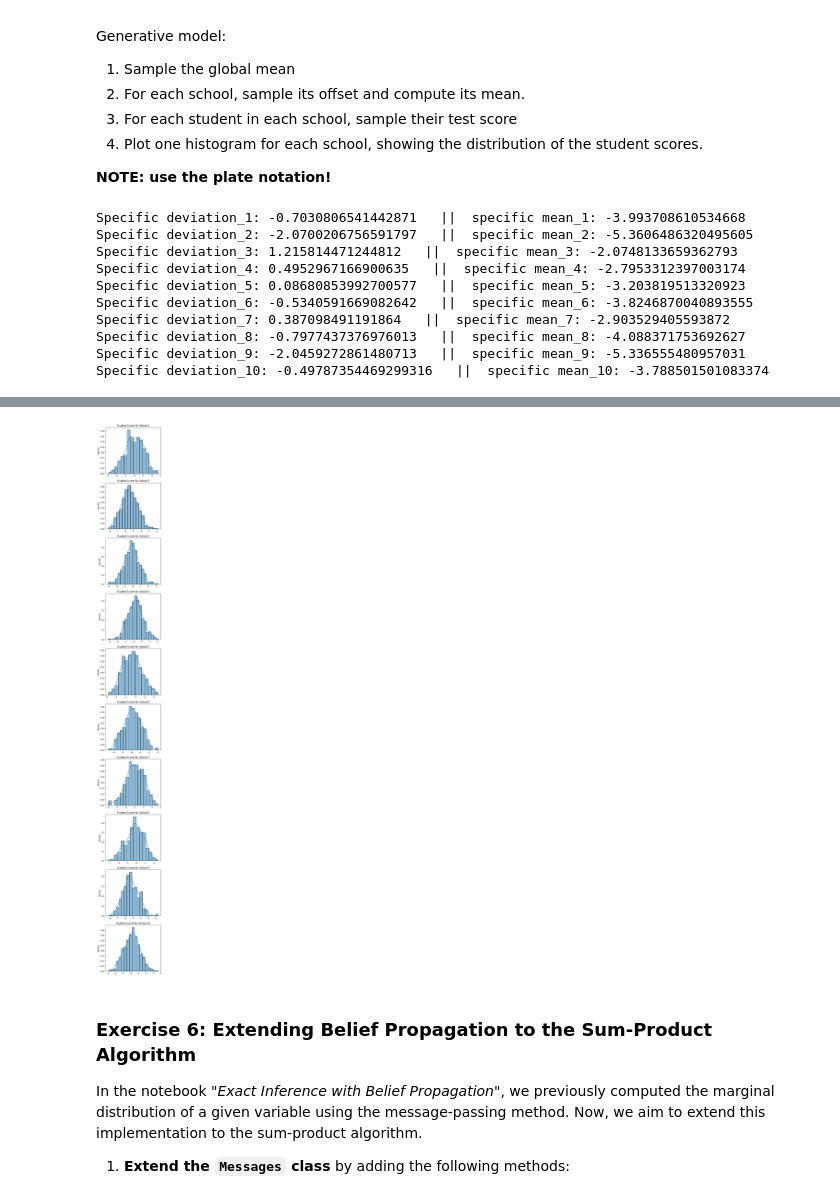
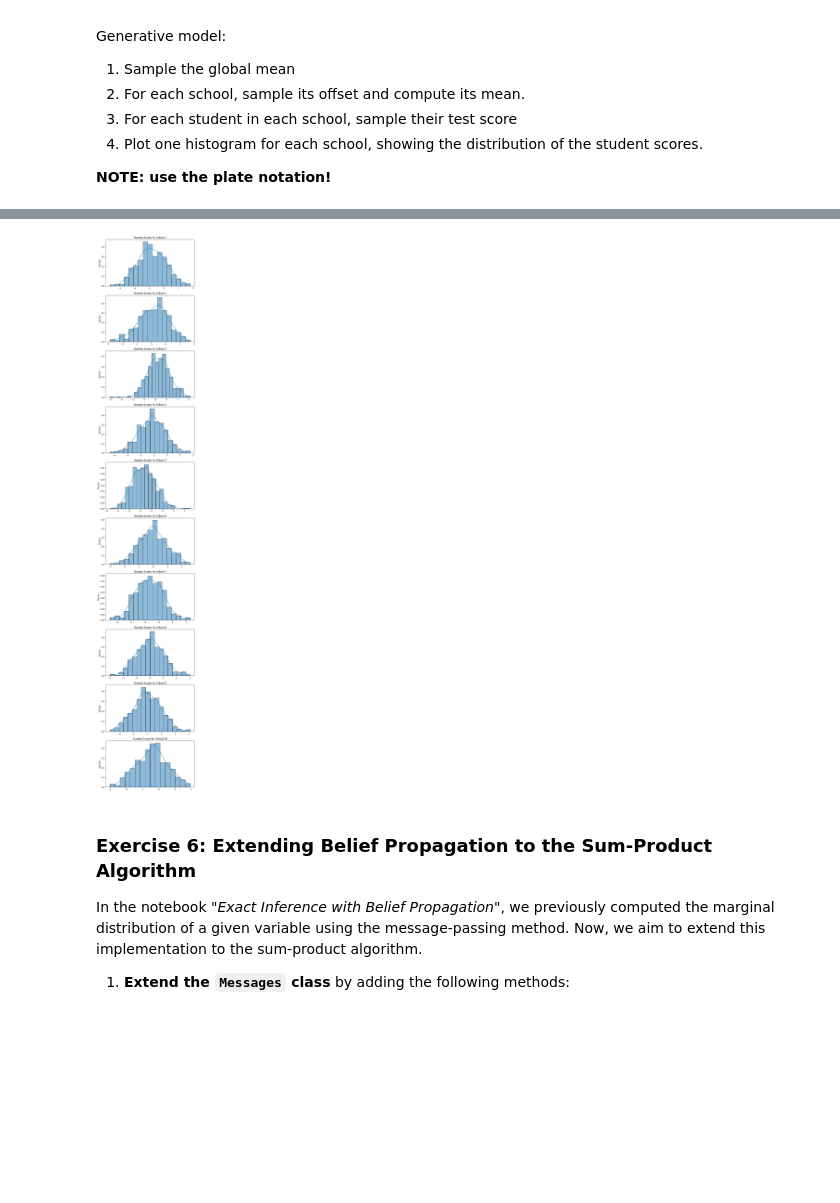
Before and after one commit to TommasoPiscitelli/PML2025, a Jupyter notebook: Homeworks/Homework_1.ipynb, the cells around one changed output, grey strips where cells are left out. Cells and saved outputs as stored; diff of their text form; code cells hidden in the pictures; blank space fills up the shorter version.

```diff
--- a/Homeworks/Homework_1.ipynb
+++ b/Homeworks/Homework_1.ipynb
@@ -386,44 +401,29 @@ import pyro.distributions as dist
 # %%
 def model(n,m: int):
 
     global_mean = pyro.sample("global mean", dist.Normal(0, 5))
-    #print(f"Global mean: {global_mean}")
 
-    fig, axes = plt.subplots(n, 1, figsize=(5, 5*n))  # Crea una figura con `n` sottotrame
+    fig, axes = plt.subplots(n, 1, figsize=(8, 5*n))  # Crea una figura con `n` sottotrame
 
     for i in range(n):
       specific_deviation = pyro.sample(f"specific deviation school {i+1}", dist.Normal(0, 1))
       specific_mean = global_mean + specific_deviation
-      print(f"Specific deviation_{i+1}: {specific_deviation}   ||  specific mean_{i+1}: {specific_mean}")
+      #print(f"Specific deviation_{i+1}: {specific_deviation}   ||  specific mean_{i+1}: {specific_mean}")
 
       with pyro.plate(f'{m} students (school {i+1})', m):
         individual_student_score = pyro.sample(f"individual students scores {i+1}", dist.Normal(specific_mean, 1.))
 
       # print(f"Specific mean_{i+1}: {specific_mean}")
       # print(f"Specific deviation_{i+1}: {specific_deviation}")
       # print(f"Individual student score_{i+1}: {individual_student_score}")
 
       sns.histplot(individual_student_score.numpy(), kde=True, stat='density', ax=axes[i])
       axes[i].set_title(f"Student Scores for School {i+1}")
 
-
-    # plt.tight_layout()  # Ottimizza la disposizione dei sottotitoli
-    # plt.show()
-
     return {'global mean': global_mean, 'specific deviation': specific_deviation, 'specific mean': specific_mean, 'individual student score':individual_student_score}
 
-# 2: plot the corersponding graphical model
+#plot the corersponding graphical model
 pyro.render_model(model, model_args=(10, 500), render_distributions=True)
 # %% [output]
-Specific deviation_1: -0.7030806541442871   ||  specific mean_1: -3.993708610534668
-Specific deviation_2: -2.0700206756591797   ||  specific mean_2: -5.3606486320495605
-Specific deviation_3: 1.215814471244812   ||  specific mean_3: -2.0748133659362793
-Specific deviation_4: 0.4952967166900635   ||  specific mean_4: -2.7953312397003174
-Specific deviation_5: 0.08680853992700577   ||  specific mean_5: -3.203819513320923
-Specific deviation_6: -0.5340591669082642   ||  specific mean_6: -3.8246870040893555
-Specific deviation_7: 0.387098491191864   ||  specific mean_7: -2.903529405593872
-Specific deviation_8: -0.7977437376976013   ||  specific mean_8: -4.088371753692627
-Specific deviation_9: -2.0459272861480713   ||  specific mean_9: -5.336555480957031
-Specific deviation_10: -0.49787354469299316   ||  specific mean_10: -3.788501501083374
 [drawing not drawn]
-[figure, old version]
+[figure, new version]
```
Also changed, not shown: parts of 13 cells of this notebook, 1 other file.
